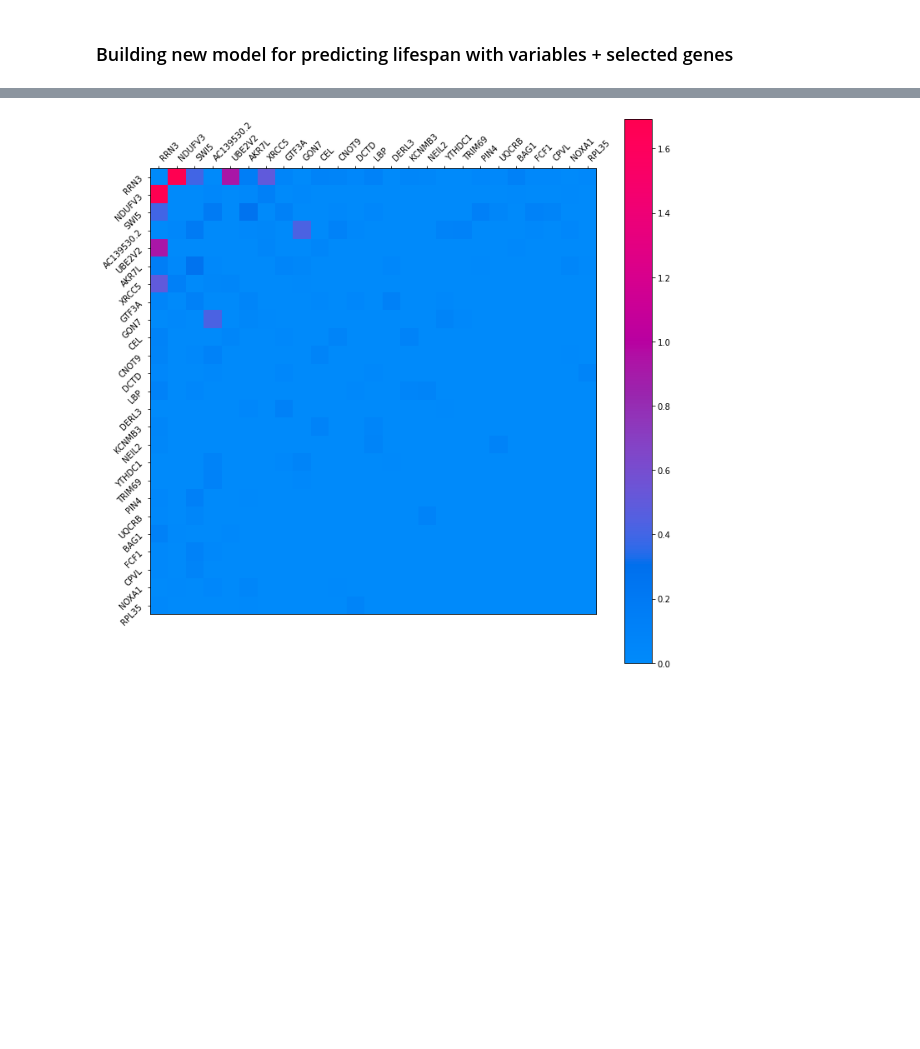
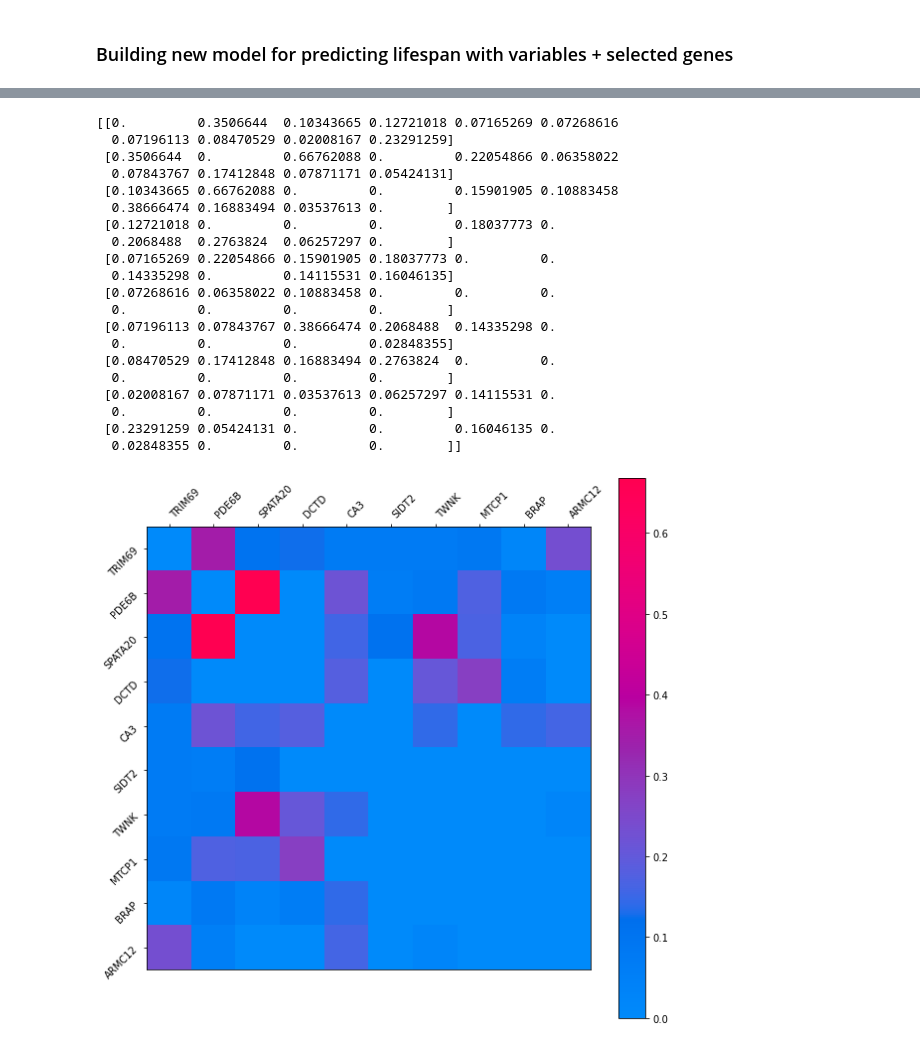
Before and after one commit to antonkulaga/yspecies, a Jupyter notebook: notebooks/2_gbm_explanation.ipynb, the cells around one changed output, grey strips where cells are left out. Cells and saved outputs as stored; diff of their text form; code cells hidden in the pictures; blank space fills up the shorter version.

```diff
--- a/notebooks/2_gbm_explanation.ipynb
+++ b/notebooks/2_gbm_explanation.ipynb
@@ -350,6 +374,18 @@ for label in ['gestation_days', 'max_lifespan', 'mass_g', 'temperature_celsius',
 # %%
+lifehistory_weighted_features = []
+lifehistory_shap_values = []
+lifehistory_dataframes = []
+
+FILE_NAME = "5_tissues_new_set_Rodrigo.csv"
+
+for label in ['max_lifespan','gestation_days', 'mass_g', 'temperature_celsius', 'metabolic_rate', 'mtGC']:
+    shap_values, feature_df, weighted_features = get_predictions(FILE_NAME, label)
+    lifehistory_weighted_features += weighted_features
+    lifehistory_shap_values.append(shap_values)
+    lifehistory_dataframes.append(feature_df)
+
 aggregated_list_of_features = {}
-uniq_gene_ids = list(set([l['ids'] for l in lifespan_weighted_features]))
+uniq_gene_ids = list(set([l['ids'] for l in lifehistory_weighted_features]))
 for gid in uniq_gene_ids:
     obj = {
         'name': '',
@@ -368,10 +404,8 @@ for gid in uniq_gene_ids:
     }
     aggregated_list_of_features[gid] = obj
 
-for el in lifespan_weighted_features:
+for el in lifehistory_weighted_features:
     aggregated_list_of_features[el['ids']].update(el)
-
-pprint(aggregated_list_of_features)
 # %% [markdown]
 ### Save list of selected genes on Stage 1
 # %%
@@ -416,2 +486,2 @@ def get_interactions_by_selected_features(ids, label_to_predict, features='genes
 # %%
-shap_values, interaction_values, df = get_interactions_by_selected_features(list(aggregated_list_of_features.keys()), 'max_lifespan', features='genes')
+shap_values, interaction_values, df, explainer, Y = get_interactions_by_selected_features('5_tissues_new_set_Rodrigo.csv', 'max_lifespan', 'genes')
@@ -1515,19 +1548,64 @@ red_blue.set_under(gray_rgb, 1.0) # "under" is incorrectly used instead of "bad"
 # %%
 import matplotlib.pylab as pl
 import numpy as np
 
 tmp = np.abs(interaction_values).mean(0)
+tmp_abs = np.abs(interaction_values).sum(0)
 for i in range(tmp.shape[0]):
     tmp[i,i] = 0
-inds = np.argsort(-tmp.sum(0))[:25]
+
+'''for i in range(tmp.shape[0]):
+    print(i)
+    for j in range(tmp.shape[0]):
+        i_th_coef = kendalltau(interactions_T[i,i,:], df_T.values[i], nan_policy='omit')[0]
+        j_th_coef = kendalltau(interactions_T[j,j,:], df_T.values[j], nan_policy='omit')[0]
+        if (i_th_coef > 0 and j_th_coef > 0) or (i_th_coef > 0 and j_th_coef > 0):
+            if i == j:
+                tau = None
+            else:
+                tau = kendalltau(interactions_T[i,j,:], np.add(df_T.values[i], df_T.values[j]), nan_policy='omit')[0]
+
+            if not pd.isnull(tau) and (((tau > 0 and i_th_coef > 0 and j_th_coef) or (tau < 0 and i_th_coef < 0 and j_th_coef < 0))) :
+                tmp[i,j] = tau
+                tmp_abs[i,j] = np.abs(tau)
+            else:
+                tmp[i,j] = 0
+                tmp_abs[i,j] = 0
+        else:
+            tmp[i,j] = 0
+            tmp_abs[i,j] = 0'''
+
+inds = np.argsort(-tmp_abs.sum(0))[:10]
 tmp2 = tmp[inds,:][:,inds]
-pl.figure(figsize=(12,12))
+pl.figure(figsize=(10,10))
 pl.imshow(tmp2, cmap=red_blue)
 pl.colorbar()
+
+print(tmp2)
 
 pl.yticks(range(tmp2.shape[0]), np.array(shap_feature_names)[inds], rotation=45, horizontalalignment="right")
 pl.xticks(range(tmp2.shape[0]), np.array(shap_feature_names)[inds], rotation=45, horizontalalignment="left")
 pl.gca().xaxis.tick_top()
 pl.show()
 # %% [output]
+[[0.         0.3506644  0.10343665 0.12721018 0.07165269 0.07268616
+  0.07196113 0.08470529 0.02008167 0.23291259]
+ [0.3506644  0.         0.66762088 0.         0.22054866 0.06358022
+  0.07843767 0.17412848 0.07871171 0.05424131]
+ [0.10343665 0.66762088 0.         0.         0.15901905 0.10883458
+  0.38666474 0.16883494 0.03537613 0.        ]
+ [0.12721018 0.         0.         0.         0.18037773 0.
+  0.2068488  0.2763824  0.06257297 0.        ]
+ [0.07165269 0.22054866 0.15901905 0.18037773 0.         0.
+  0.14335298 0.         0.14115531 0.16046135]
+ [0.07268616 0.06358022 0.10883458 0.         0.         0.
+  0.         0.         0.         0.        ]
+ [0.07196113 0.07843767 0.38666474 0.2068488  0.14335298 0.
+  0.         0.         0.         0.02848355]
+ [0.08470529 0.17412848 0.16883494 0.2763824  0.         0.
+  0.         0.         0.         0.        ]
+ [0.02008167 0.07871171 0.03537613 0.06257297 0.14115531 0.
+  0.         0.         0.         0.        ]
+ [0.23291259 0.05424131 0.         0.         0.16046135 0.
+  0.02848355 0.         0.         0.        ]]
-[figure, old version]
+[figure, new version]
```
Also changed, not shown: parts of 34 cells of this notebook, 3 other files.
